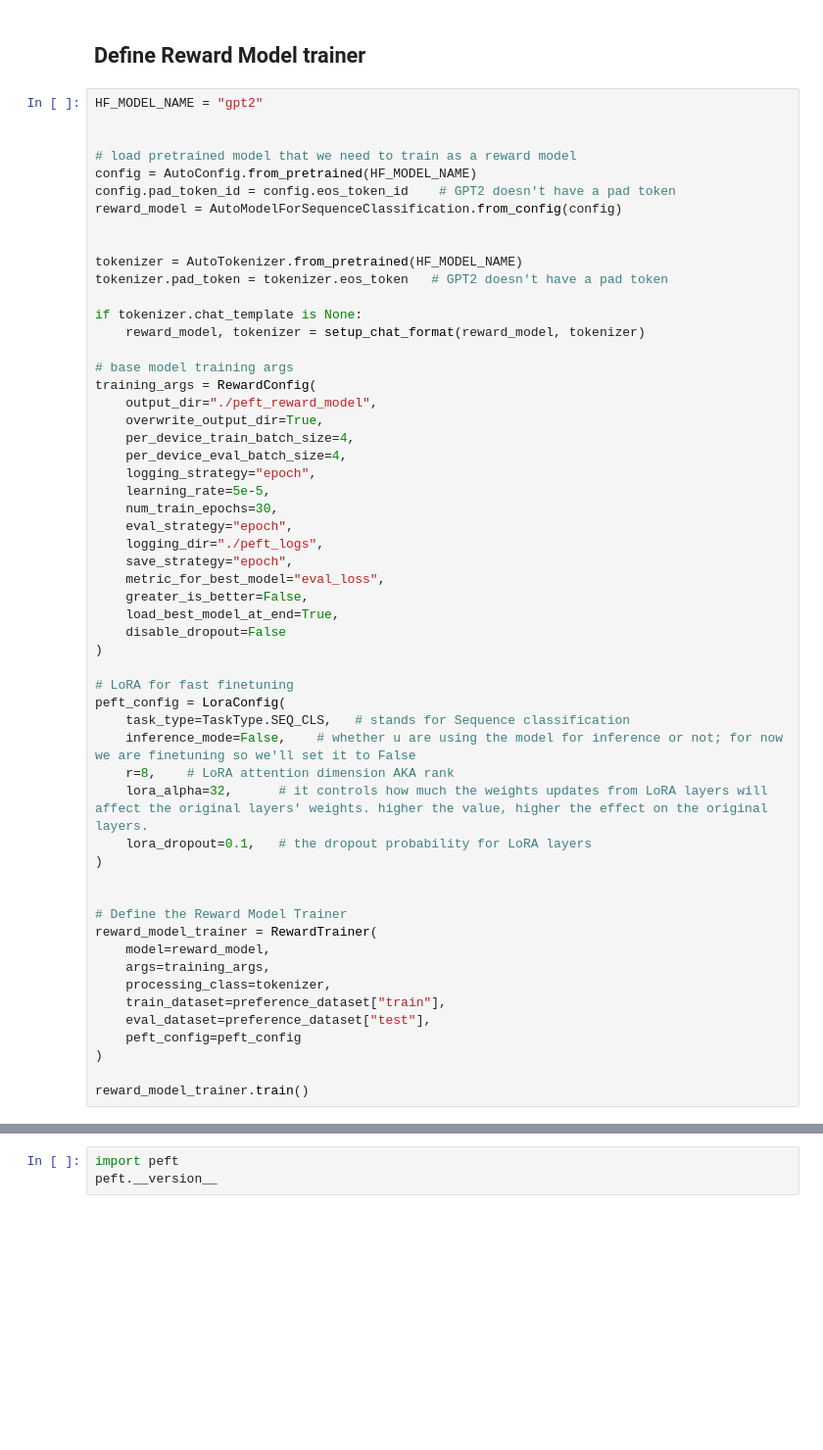
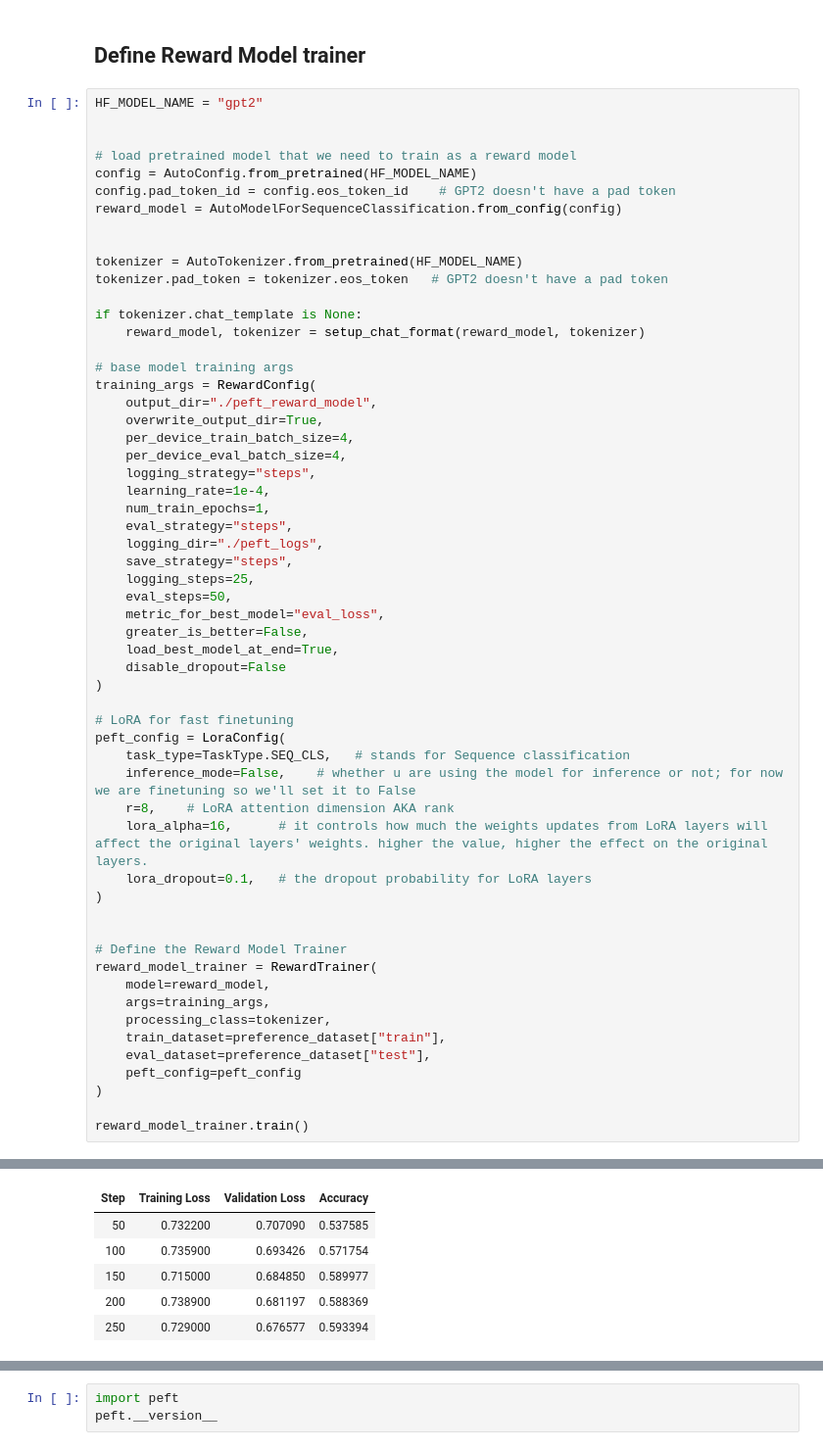
Before and after one commit to thedatamonk/ReasoningLLM, a Jupyter notebook: dpo-vs-ppo.ipynb, the cells around one changed output, grey strips where cells are left out. Shown at 98% size. Saved outputs shown, nothing was run; the diff lists cells and outputs as text; blank space fills up the shorter version.

Commit message:
Training successful on Lightning AI

```diff
--- a/dpo-vs-ppo.ipynb
+++ b/dpo-vs-ppo.ipynb
@@ -367,12 +323,14 @@ training_args = RewardConfig(
     overwrite_output_dir=True,
     per_device_train_batch_size=4,
     per_device_eval_batch_size=4,
-    logging_strategy="epoch",
-    learning_rate=5e-5,
-    num_train_epochs=30,
-    eval_strategy="epoch",
+    logging_strategy="steps",
+    learning_rate=1e-4,
+    num_train_epochs=1,
+    eval_strategy="steps",
     logging_dir="./peft_logs",
-    save_strategy="epoch",
+    save_strategy="steps",
+    logging_steps=25,
+    eval_steps=50,
     metric_for_best_model="eval_loss",
     greater_is_better=False,
     load_best_model_at_end=True,
@@ -384,7 +342,7 @@ peft_config = LoraConfig(
     task_type=TaskType.SEQ_CLS,   # stands for Sequence classification
     inference_mode=False,    # whether u are using the model for inference or not; for now we are finetuning so we'll set it to False
     r=8,    # LoRA attention dimension AKA rank
-    lora_alpha=32,      # it controls how much the weights updates from LoRA layers will affect the original layers' weights. higher the value, higher the effect on the original layers.
+    lora_alpha=16,      # it controls how much the weights updates from LoRA layers will affect the original layers' weights. higher the value, higher the effect on the original layers.
     lora_dropout=0.1,   # the dropout probability for LoRA layers
 )
 
@@ -405,0 +366,6 @@ Token indices sequence length is longer than the specified maximum sequence leng
+| Step | Training Loss | Validation Loss | Accuracy |
+| 50 | 0.732200 | 0.707090 | 0.537585 |
+| 100 | 0.735900 | 0.693426 | 0.571754 |
+| 150 | 0.715000 | 0.684850 | 0.589977 |
+| 200 | 0.738900 | 0.681197 | 0.588369 |
+| 250 | 0.729000 | 0.676577 | 0.593394 |
```
Also changed, not shown: parts of 12 cells of this notebook.
